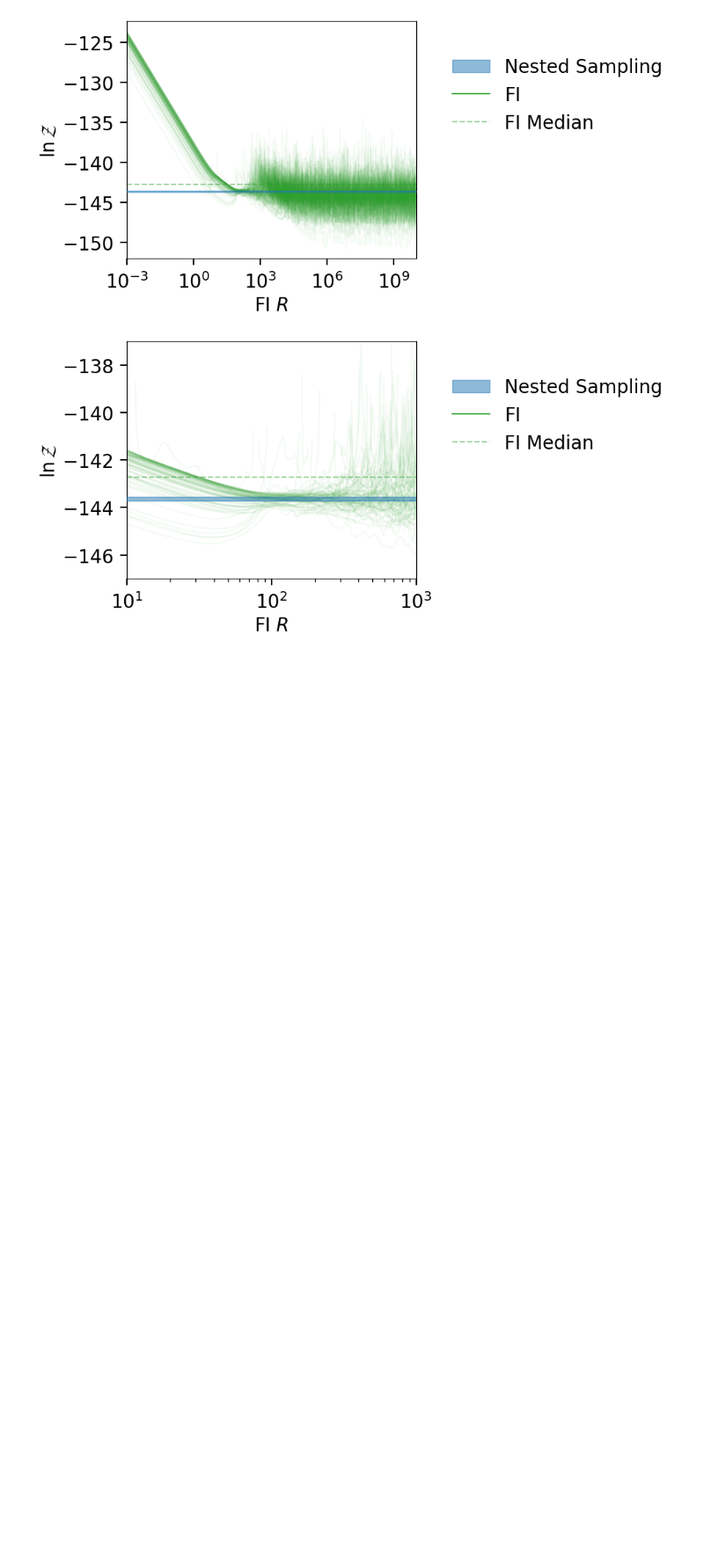
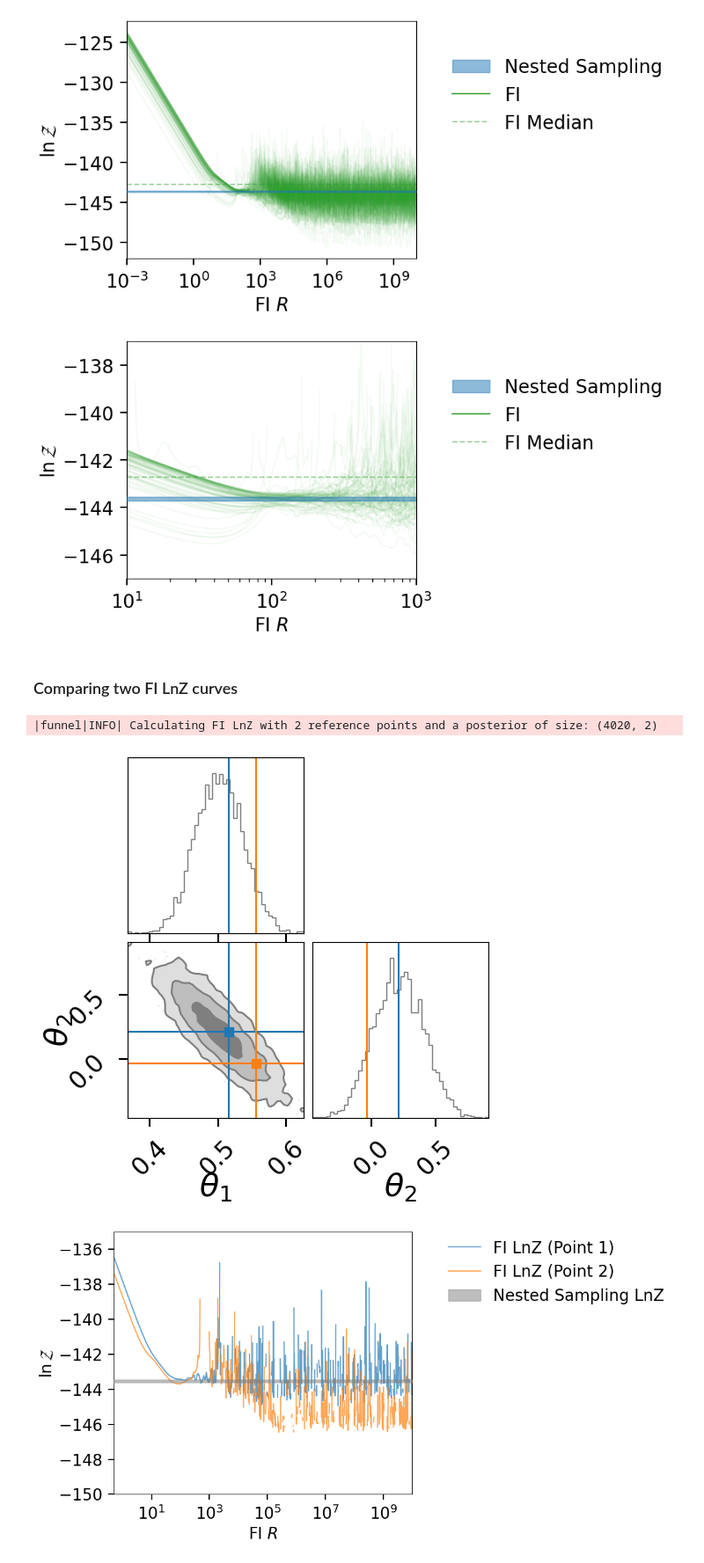
Before and after one commit to avivajpeyi/funnel, a Jupyter notebook: docs/examples/linear_regression.ipynb, the cells around one changed output. Shown: that part at 88% size. Drawn from its saved outputs; the diff is of its cells as text; code cells hidden in the pictures; blank space fills up the shorter version.

```diff
--- a/docs/examples/linear_regression.ipynb
+++ b/docs/examples/linear_regression.ipynb
@@ -179,3 +181,54 @@ ax.set_ylim(-147, -137)
 fig.tight_layout()
 # %% [output]
 [figure]
+# %% [markdown]
+### Comparing two FI LnZ curves
+# %%
+import matplotlib.pyplot as plt
+import numpy as np
+
+np.random.seed(42)
+
+sampling_lnz, sampling_lnz_lnz_err = result.log_evidence, result.log_evidence_err
+sampling_lnz = [sampling_lnz + sampling_lnz_lnz_err, sampling_lnz - sampling_lnz_lnz_err]
+
+
+lnzs, r_vals, fi_samp = get_fi_lnz_list(result.posterior, num_ref_params=2)
+
+plt.figure(figsize=(12, 6))
+for i, lnz in enumerate(lnzs):
+    plt.plot(r_vals, lnz, label=f"FI LnZ (Point {i + 1})", alpha=0.7)
+plt.xscale("log")
+plt.xlim(0.5, max(r_vals))
+plt.ylim(-150, -135)
+plt.xlabel(r"FI $R$")
+plt.ylabel(r"$\ln{\mathcal{Z}}$")
+
+plt.fill_between(
+            x=r_vals,
+            y1=min(sampling_lnz),
+            y2=max(sampling_lnz),
+            color="tab:gray",
+            interpolate=True,
+            alpha=0.5,
+            label="Nested Sampling LnZ",
+            zorder=10,
+        )
+plt.legend(loc=(1.1, 0.7), frameon=False)
+plt.tight_layout()
+
+
+
+import corner
+
+fig = result.plot_corner(color="tab:gray", truth=None, label_kwargs={"fontsize": 26}, quantiles=None, labels=[r"$\theta_1$",r"$\theta_2$"])
+
+# overplot the FI points
+for i, s in enumerate(fi_samp):
+    corner.overplot_lines(fig, s, color=f'C{i}')
+    corner.overplot_points(fig, [[np.nan if t is None else t for t in s]],color=f'C{i}', marker='s', markersize=7)
+fig
+# %% [output]
+|funnel|INFO| Calculating FI LnZ with 2 reference points and a posterior of size: (4020, 2)
+[figure, added]
+[figure, added]
```
Also changed, not shown: parts of 13 cells of this notebook, 5 other files.
